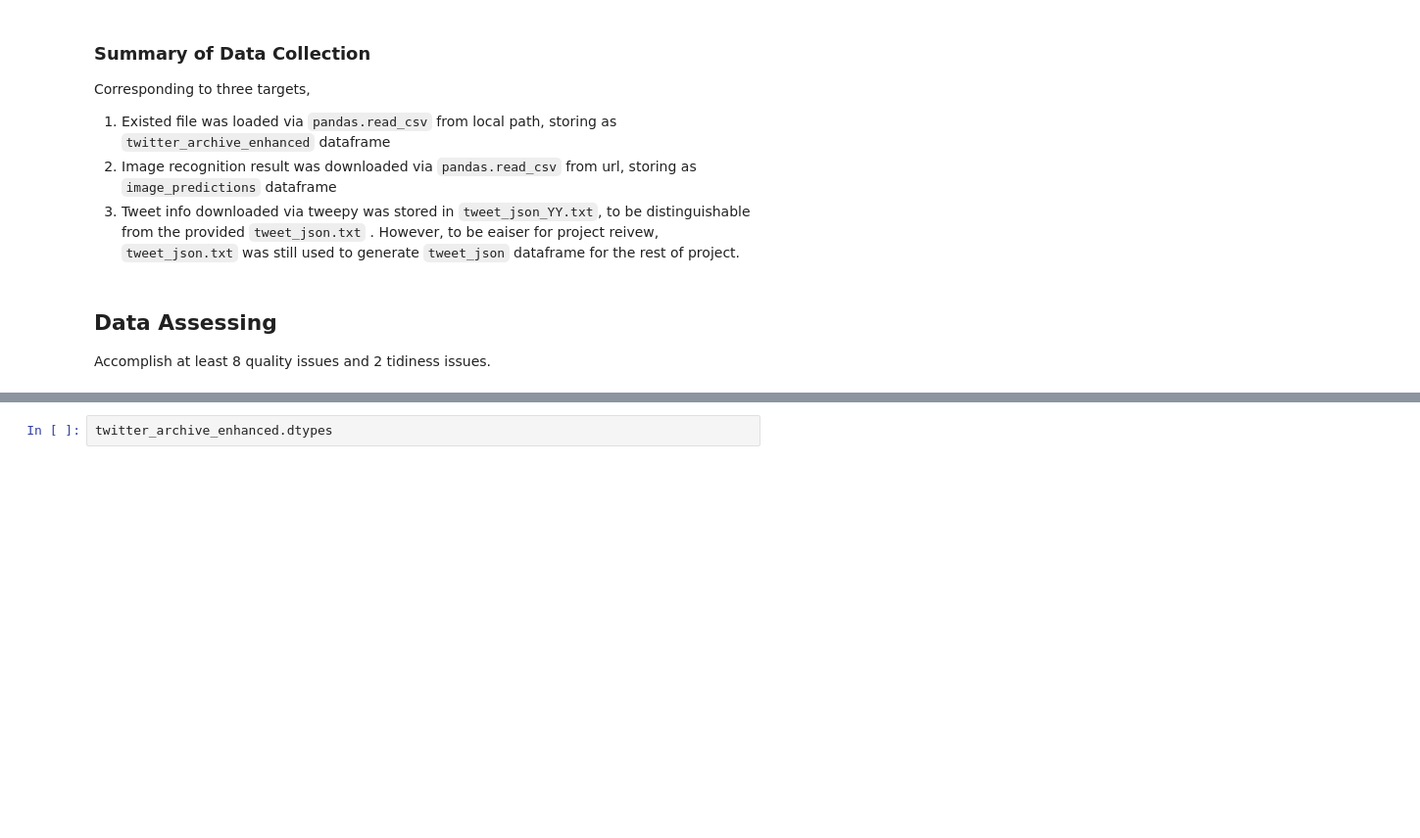
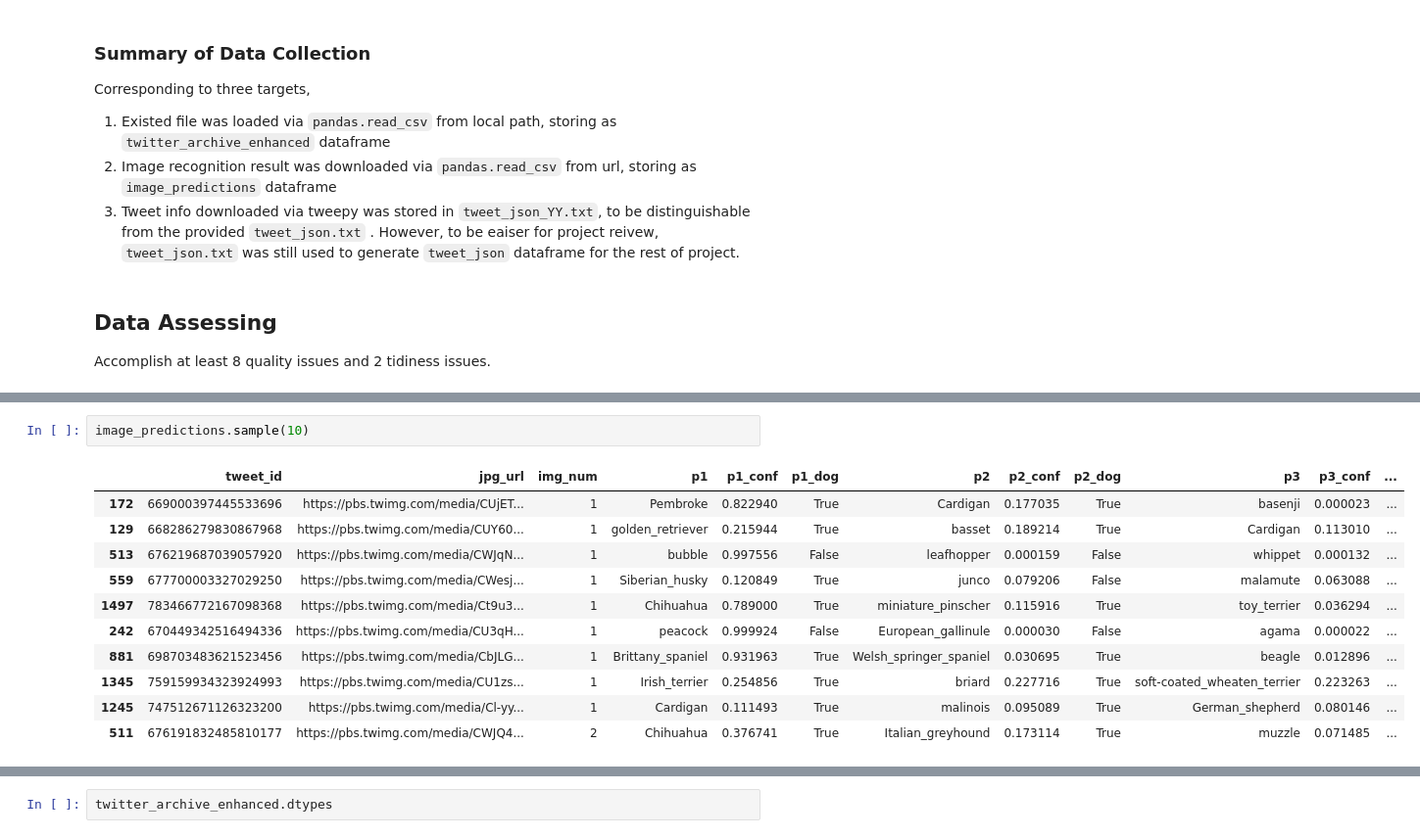
Before and after one commit to YestinYang/Learning-Path, a Jupyter notebook: Projects/WeRateDogs/wrangle_act.ipynb, the cells around one changed output, grey strips where cells are left out. Shown at 98% size. Cells and saved outputs as stored; diff of their text form; blank space fills up the shorter version.

Commit message:
fix: Complete review item 1st part
1. Add in sample() for each table in assessment
2. For incorrect name, re-extract from text using regex
3. Re-extract rating_numerator from text as float

```diff
--- a/Projects/WeRateDogs/wrangle_act.ipynb
+++ b/Projects/WeRateDogs/wrangle_act.ipynb
@@ -161,0 +176,14 @@ Accomplish at least 8 quality issues and 2 tidiness issues.
+# %%
+image_predictions.sample(10)
+# %% [output]
+|  | tweet_id | jpg_url | img_num | p1 | p1_conf | p1_dog | p2 | p2_conf | p2_dog | p3 | p3_conf | ... |
+| 172 | 669000397445533696 | https://pbs.twimg.com/media/CUjET... | 1 | Pembroke | 0.822940 | True | Cardigan | 0.177035 | True | basenji | 0.000023 | ... |
+| 129 | 668286279830867968 | https://pbs.twimg.com/media/CUY60... | 1 | golden_retriever | 0.215944 | True | basset | 0.189214 | True | Cardigan | 0.113010 | ... |
+| 513 | 676219687039057920 | https://pbs.twimg.com/media/CWJqN... | 1 | bubble | 0.997556 | False | leafhopper | 0.000159 | False | whippet | 0.000132 | ... |
+| 559 | 677700003327029250 | https://pbs.twimg.com/media/CWesj... | 1 | Siberian_husky | 0.120849 | True | junco | 0.079206 | False | malamute | 0.063088 | ... |
+| 1497 | 783466772167098368 | https://pbs.twimg.com/media/Ct9u3... | 1 | Chihuahua | 0.789000 | True | miniature_pinscher | 0.115916 | True | toy_terrier | 0.036294 | ... |
+| 242 | 670449342516494336 | https://pbs.twimg.com/media/CU3qH... | 1 | peacock | 0.999924 | False | European_gallinule | 0.000030 | False | agama | 0.000022 | ... |
+| 881 | 698703483621523456 | https://pbs.twimg.com/media/CbJLG... | 1 | Brittany_spaniel | 0.931963 | True | Welsh_springer_spaniel | 0.030695 | True | beagle | 0.012896 | ... |
+| 1345 | 759159934323924993 | https://pbs.twimg.com/media/CU1zs... | 1 | Irish_terrier | 0.254856 | True | briard | 0.227716 | True | soft-coated_wheaten_terrier | 0.223263 | ... |
+| 1245 | 747512671126323200 | https://pbs.twimg.com/media/Cl-yy... | 1 | Cardigan | 0.111493 | True | malinois | 0.095089 | True | German_shepherd | 0.080146 | ... |
+| 511 | 676191832485810177 | https://pbs.twimg.com/media/CWJQ4... | 2 | Chihuahua | 0.376741 | True | Italian_greyhound | 0.173114 | True | muzzle | 0.071485 | ... |
```
Also changed, not shown: parts of 26 cells of this notebook.
